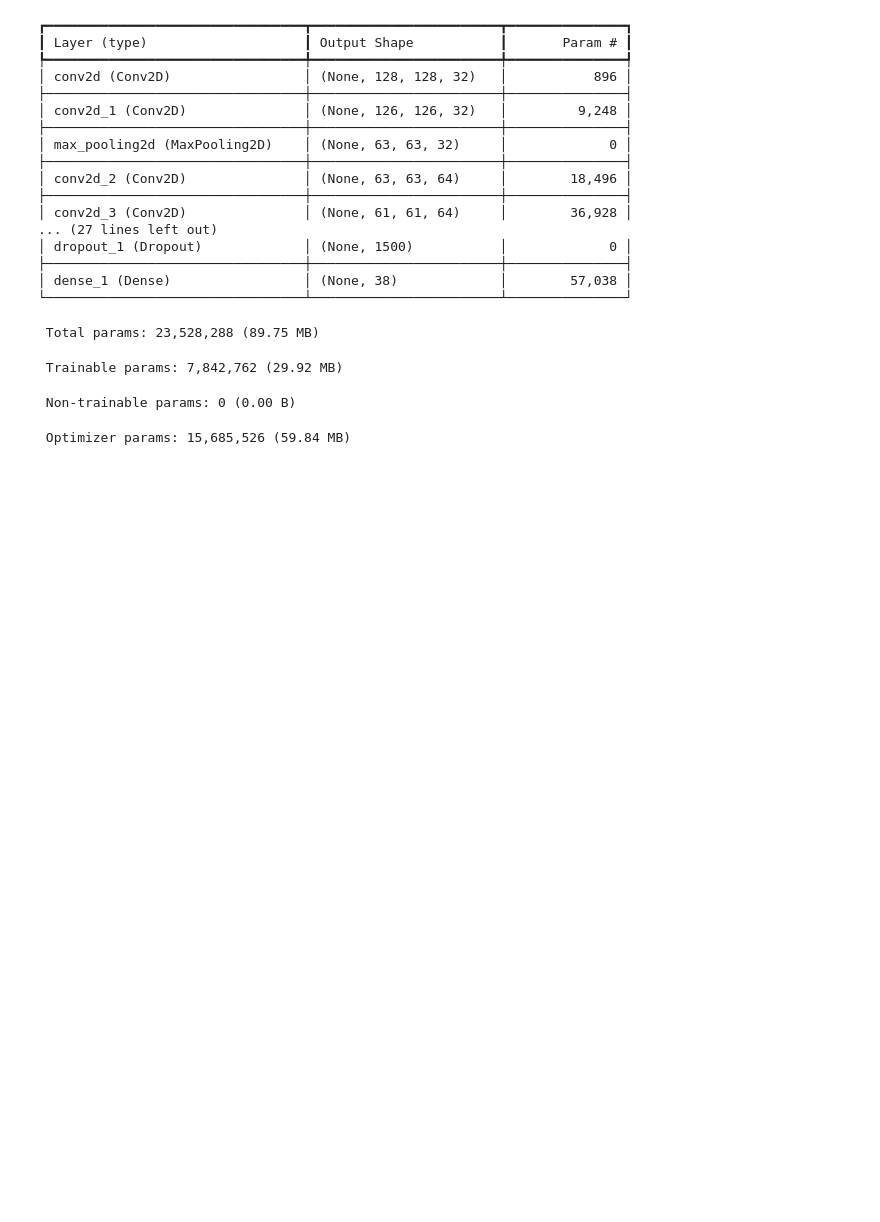
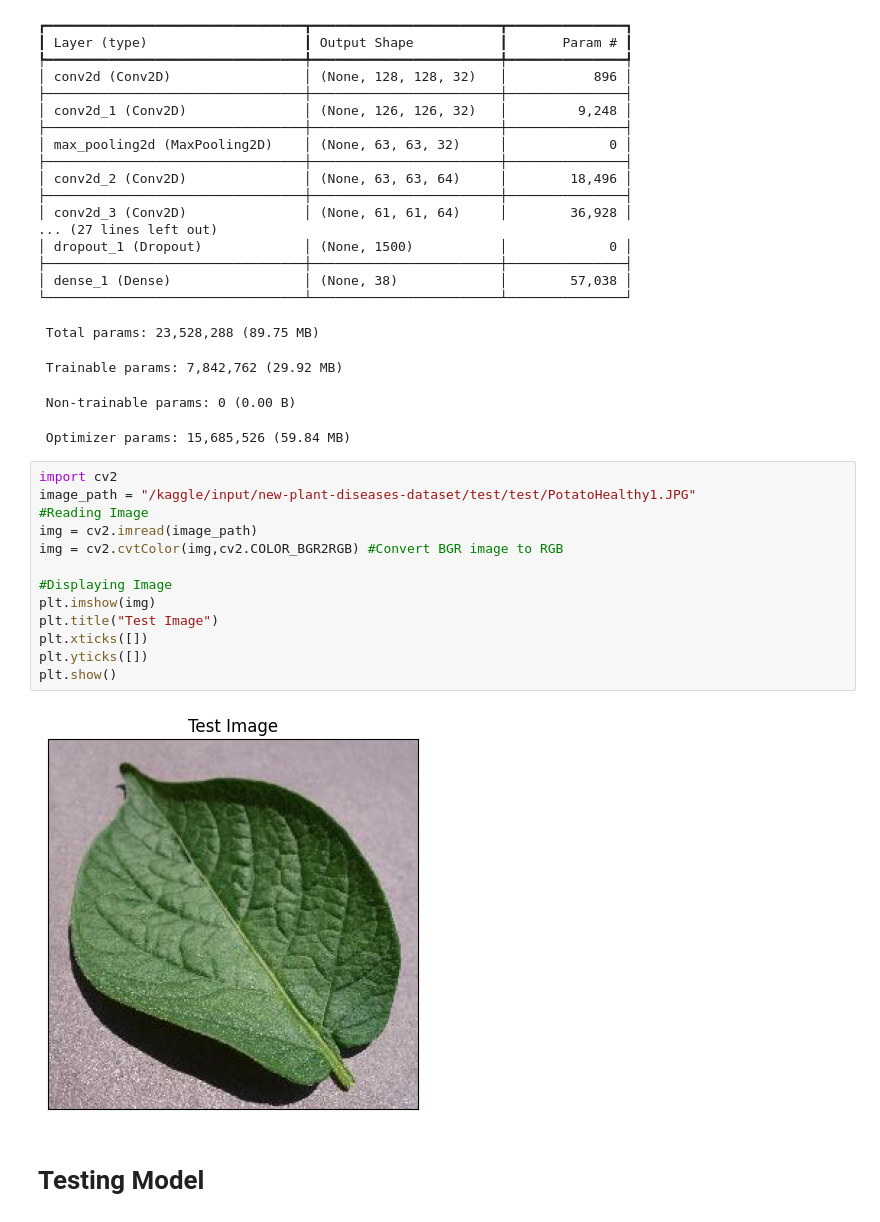
Before and after one commit to Farhansyah-Dev/Plant_Deases_Prediction, a Jupyter notebook: test_plant_deases.ipynb, the cells around one changed output. Saved outputs shown, nothing was run; the diff lists cells and outputs as text; blank space fills up the shorter version.

Commit message:
Testting Model

```diff
--- a/test_plant_deases.ipynb
+++ b/test_plant_deases.ipynb
@@ -31,3 +46,20 @@ Model: "sequential"
  Trainable params: 7,842,762 (29.92 MB)
  Non-trainable params: 0 (0.00 B)
  Optimizer params: 15,685,526 (59.84 MB)
+# %%
+import cv2
+image_path = "/kaggle/input/new-plant-diseases-dataset/test/test/PotatoHealthy1.JPG"
+#Reading Image
+img = cv2.imread(image_path)
+img = cv2.cvtColor(img,cv2.COLOR_BGR2RGB) #Convert BGR image to RGB
+
+#Displaying Image
+plt.imshow(img)
+plt.title("Test Image")
+plt.xticks([])
+plt.yticks([])
+plt.show()
+# %% [output]
+[figure, added]
+# %% [markdown]
+# Testing Model
```
Also changed, not shown: parts of 9 cells of this notebook.
